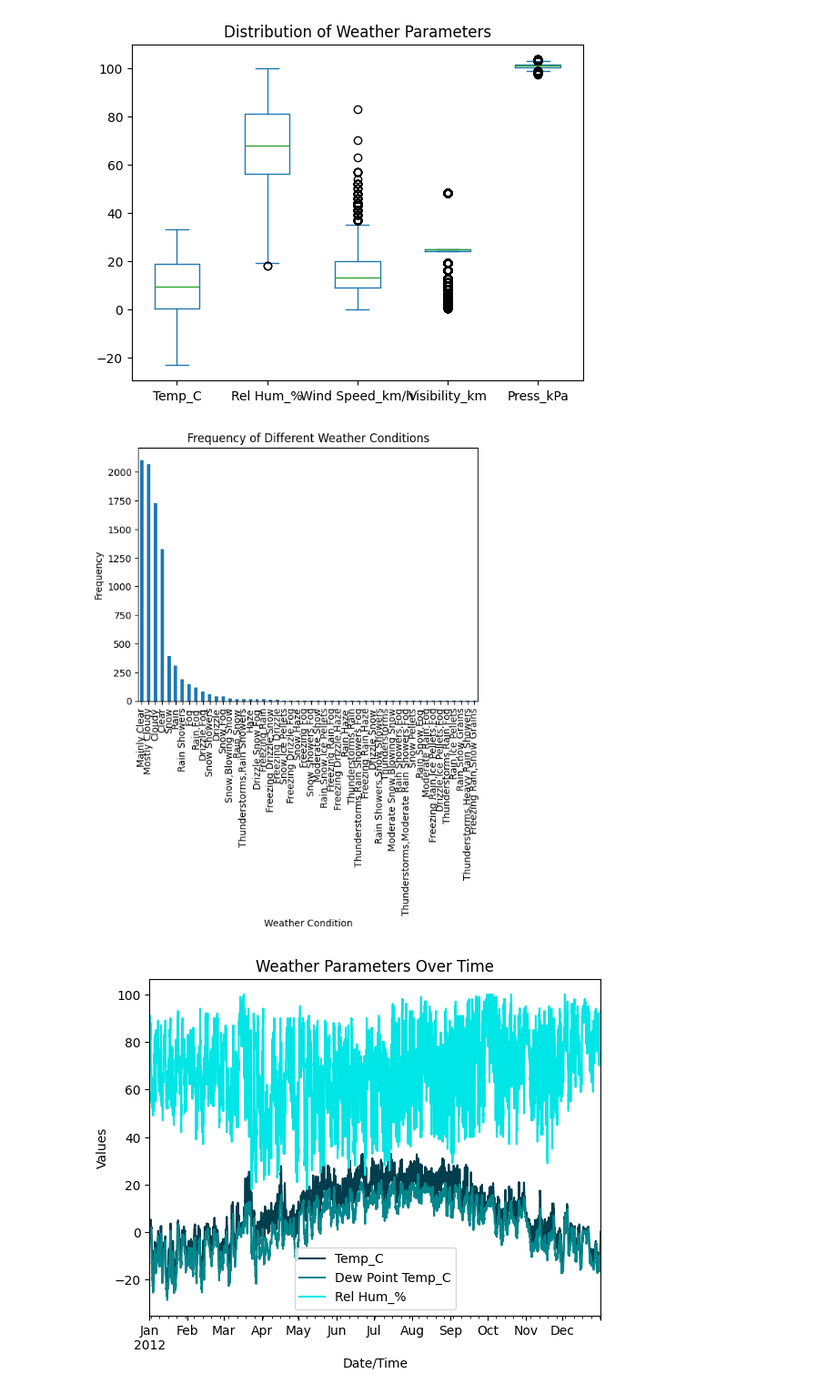
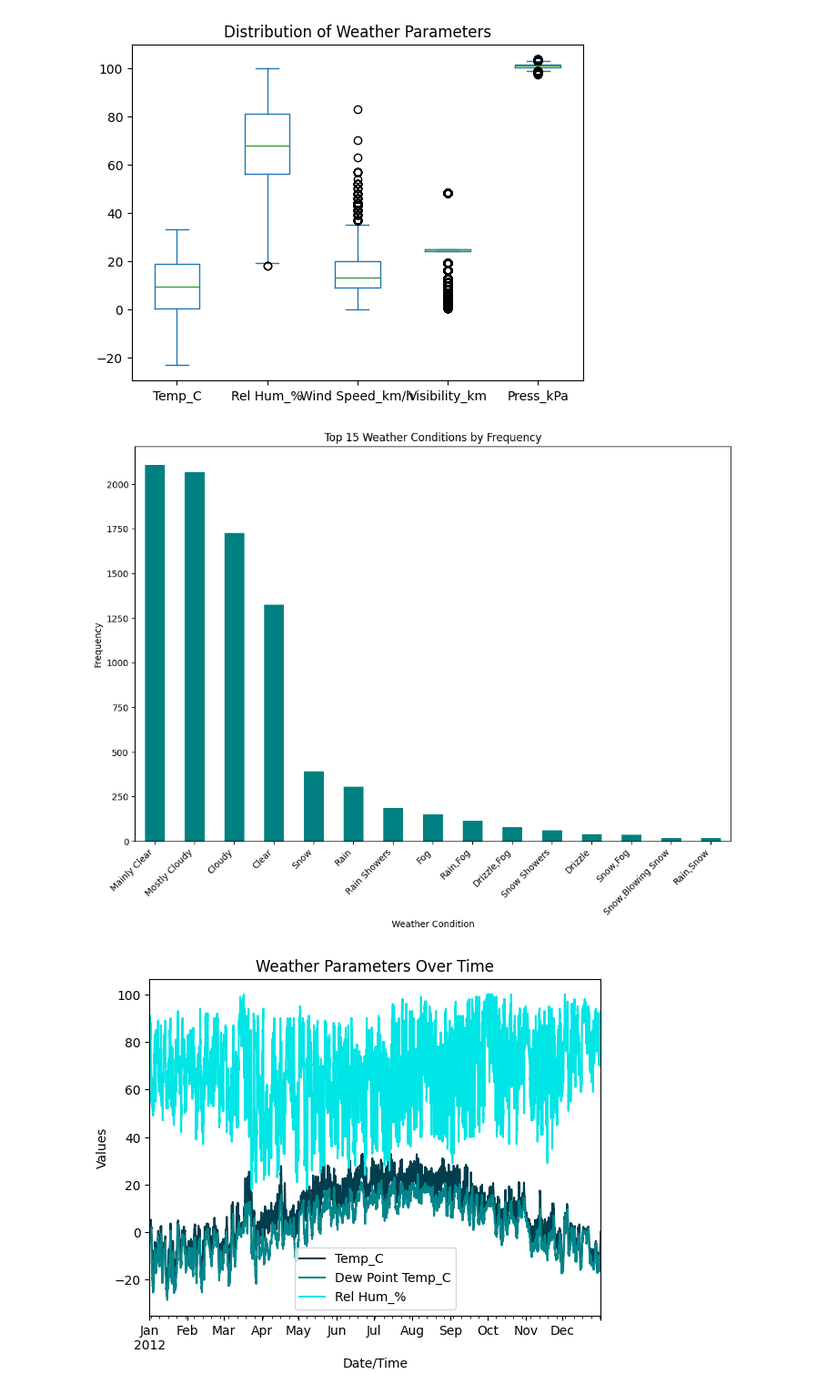
Before and after one commit to Moraa-Ke/Weather-Insights-, a Jupyter notebook: Weather_Insights.ipynb, the cells around one changed output. Shown: that part at 91% size. Drawn from its saved outputs; the diff is of its cells as text; code cells hidden in the pictures.

Commit message:
Visualization Commit

```diff
--- a/Weather_Insights.ipynb
+++ b/Weather_Insights.ipynb
@@ -325,13 +345,21 @@ plt.show()
 
 # plt.show()
 # %%
-df['Weather'].value_counts().plot(kind='bar')
-plt.title('Frequency of Different Weather Conditions')
+# Top 15 weather conditions by Frequency
+top_weather_conditions = df['Weather'].value_counts().head(15)
+
+plt.figure(figsize=(12, 8))
+top_weather_conditions.plot(kind='bar', color='teal')
+
+plt.title('Top 15 Weather Conditions by Frequency')
 plt.xlabel('Weather Condition')
 plt.ylabel('Frequency')
+
+# Show plot
+plt.xticks(rotation=45, ha='right')
 plt.show()
 # %% [output]
-[figure, old version]
+[figure, new version]
 # %%
 colors = ['#003D4D','#00868B', '#00E5E5']
 
```
Also changed, not shown: parts of 9 cells of this notebook.
